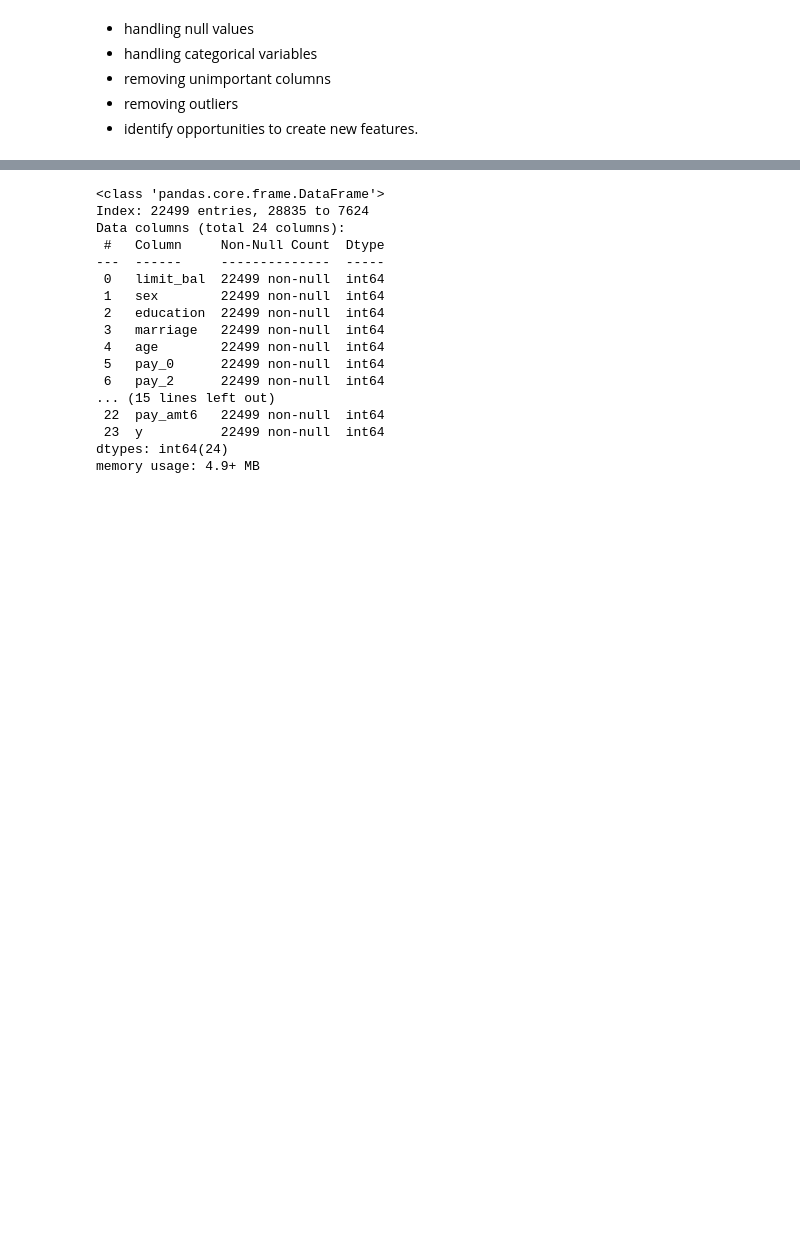
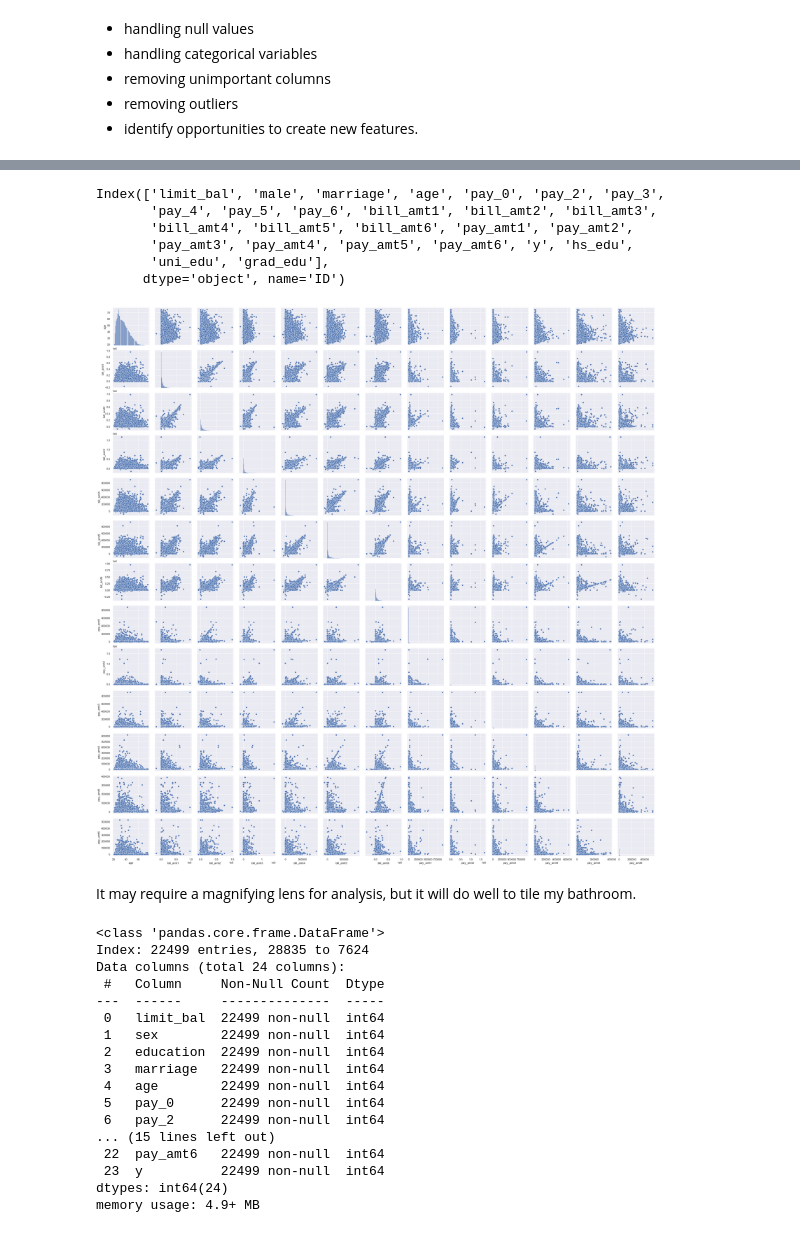
Before and after one commit to mike-flanagan/credit_default_classification_analysis, a Jupyter notebook: Credit_Default_Classification_Analysis_Notebook.ipynb, the cells around one changed output, grey strips where cells are left out. Saved outputs shown, nothing was run; the diff lists cells and outputs as text; code cells hidden in the pictures; blank space fills up the shorter version.

Commit message:
further EDA and cleaning.

```diff
--- a/Credit_Default_Classification_Analysis_Notebook.ipynb
+++ b/Credit_Default_Classification_Analysis_Notebook.ipynb
@@ -98,6 +107,34 @@ df.drop(columns='education', inplace=True)
 df['marriage'] = np.where(df.marriage == 1,
                            1,
                            0)
+
+# CLEANING: renaming pay_0 to pay_1, consistent with other features that reference 1 for September
+df.rename(columns={'pay_0': 'pay_1'}, inplace=True)
+
+# CLEANING: imputing delayed payment ranks to a single value for all months
+df['pay_1'] = np.where(df.pay_1 > 0,
+                      1,
+                      df.pay_1)
+
+df['pay_2'] = np.where(df.pay_2 > 0,
+                      1,
+                      df.pay_2)
+
+df['pay_3'] = np.where(df.pay_3 > 0,
+                      1,
+                      df.pay_3)
+
+df['pay_4'] = np.where(df.pay_4 > 0,
+                      1,
+                      df.pay_4)
+
+df['pay_5'] = np.where(df.pay_5 > 0,
+                      1,
+                      df.pay_5)
+
+df['pay_6'] = np.where(df.pay_6 > 0,
+                      1,
+                      df.pay_6)
 # %%
 # Setting variables to be used in the models
 X = df.drop('y', axis = 1) # grabs dataset features excluding our target.
@@ -126,3 +176,24 @@ Fortunately, there are no null values to manage in the dataset.
+# %%
+df.columns
+# %% [output]
+Index(['limit_bal', 'male', 'marriage', 'age', 'pay_0', 'pay_2', 'pay_3',
+       'pay_4', 'pay_5', 'pay_6', 'bill_amt1', 'bill_amt2', 'bill_amt3',
+       'bill_amt4', 'bill_amt5', 'bill_amt6', 'pay_amt1', 'pay_amt2',
+       'pay_amt3', 'pay_amt4', 'pay_amt5', 'pay_amt6', 'y', 'hs_edu',
+       'uni_edu', 'grad_edu'],
+      dtype='object', name='ID')
+# %%
+quantitative_features = [
+                   'age',
+                   'bill_amt1', 'bill_amt2', 'bill_amt3', 'bill_amt4', 'bill_amt5', 'bill_amt6',
+                   'pay_amt1', 'pay_amt2', 'pay_amt3', 'pay_amt4', 'pay_amt5', 'pay_amt6'
+]
+
+sns.pairplot(df[quantitative_features]);
+# %% [output]
+[figure, added]
+# %% [markdown]
+It may require a magnifying lens for analysis, but it will do well to tile my bathroom.
 # %%
 df.info()
 # %% [output]
```
Also changed, not shown: parts of 31 cells of this notebook.
